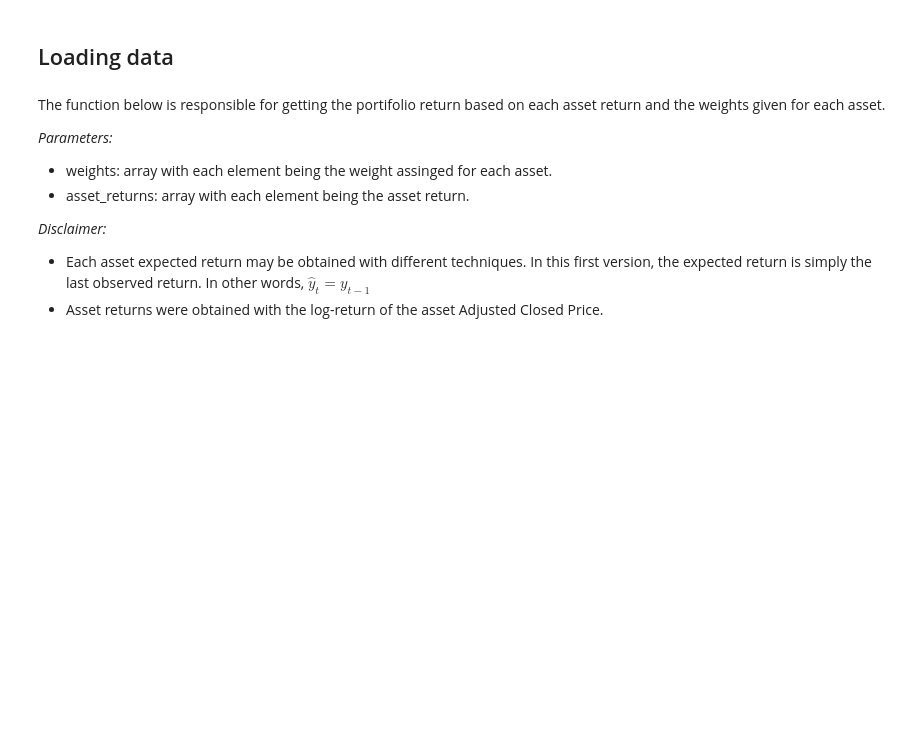
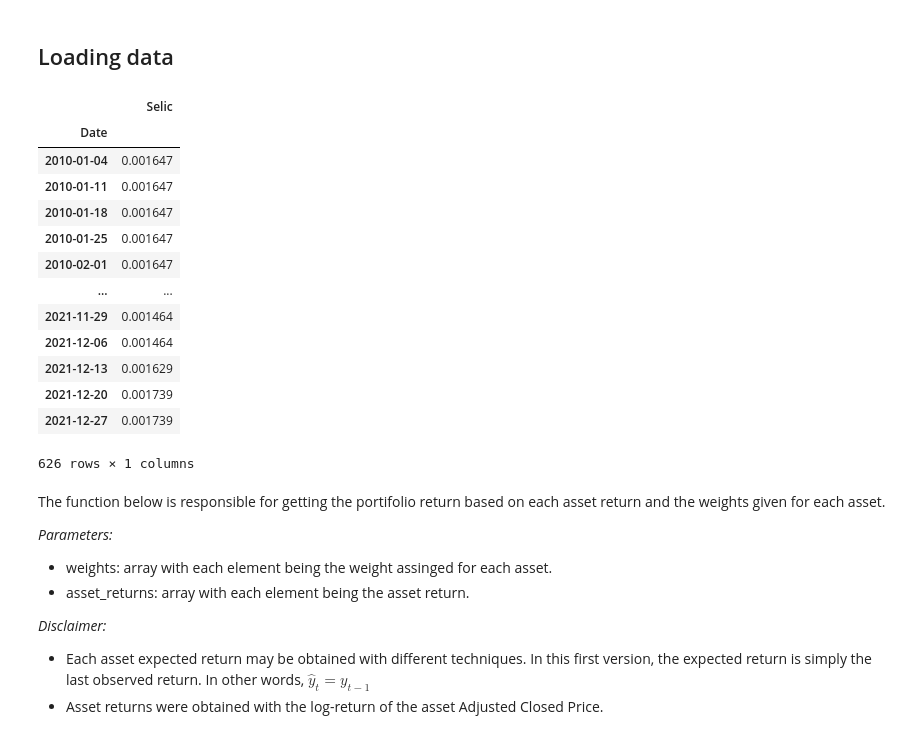
Before and after one commit to MathNog/Genetic-Algorithm-Project, a Jupyter notebook: code/portifolio_optimization.ipynb, the cells around one changed output. Cells and saved outputs as stored; diff of their text form; code cells hidden in the pictures; blank space fills up the shorter version.

```diff
--- a/code/portifolio_optimization.ipynb
+++ b/code/portifolio_optimization.ipynb
@@ -9,12 +9,33 @@ from deap import algorithms, base, creator, tools
 ## Loading data
 # %%
 returns = pd.read_csv("../data/weekly_returns.csv",index_col="Date")
-ibov = pd.read_csv("../data/weekly_ibov.csv",index_col="Date")
+ibov_return = pd.read_csv("../data/weekly_ibov.csv",index_col="Date")
 volatilities = pd.read_csv("../data/volatility_garch_1_1_7.csv",index_col="Date")
+selic = pd.read_csv("../data/weekly_selic.csv",index_col="Date")
+
 
 returns.index = pd.to_datetime(returns.index)
-ibov.index = pd.to_datetime(ibov.index)
+ibov_return.index = pd.to_datetime(ibov_return.index)
 volatilities.index = pd.to_datetime(volatilities.index)
+selic.index = pd.to_datetime(selic.index)
+
+
+selic
+# %% [output]
+|  | Selic |
+| Date |  |
+| 2010-01-04 | 0.001647 |
+| 2010-01-11 | 0.001647 |
+| 2010-01-18 | 0.001647 |
+| 2010-01-25 | 0.001647 |
+| 2010-02-01 | 0.001647 |
+| ... | ... |
+| 2021-11-29 | 0.001464 |
+| 2021-12-06 | 0.001464 |
+| 2021-12-13 | 0.001629 |
+| 2021-12-20 | 0.001739 |
+| 2021-12-27 | 0.001739 |
+626 rows × 1 columns
 # %% [markdown]
 The function below is responsible for getting the portifolio return based on each asset return and the weights given for each asset.
 
```
Also changed, not shown: parts of 15 cells of this notebook, 14 other files.
